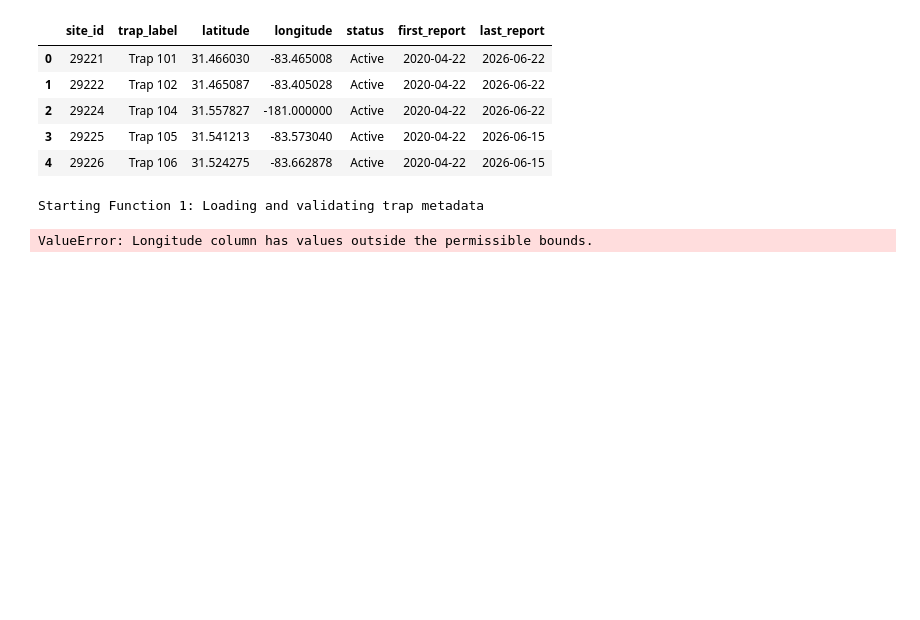
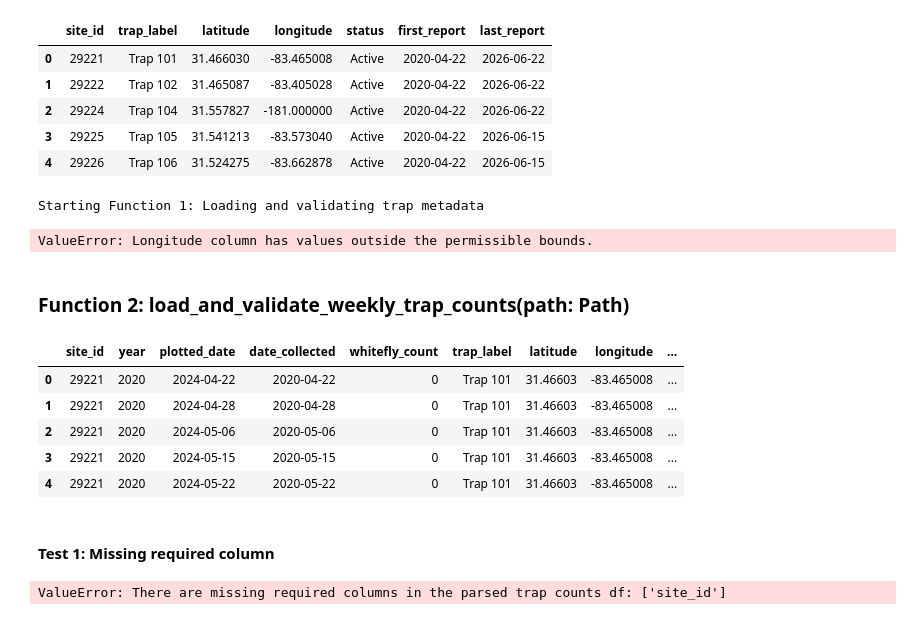
Before and after one commit to Leonidus1995/Whitefly_Risk_Intelligence, a Jupyter notebook: notebooks/02b_unit_tests_nlcd_landcover_features.ipynb, the cells around one changed output. Saved outputs shown, nothing was run; the diff lists cells and outputs as text; code cells hidden in the pictures; blank space fills up the shorter version.

Commit message:
third function written in landcover feature building script

```diff
--- a/notebooks/02b_unit_tests_nlcd_landcover_features.ipynb
+++ b/notebooks/02b_unit_tests_nlcd_landcover_features.ipynb
@@ -298,3 +299,5 @@ load_and_validate_trap_metadata(path_8)
 # %% [output]
 Starting Function 1: Loading and validating trap metadata
 ValueError: Longitude column has values outside the permissible bounds.
+# %% [markdown]
+### Function 2: load_and_validate_weekly_trap_counts(path: Path)
@@ -300,0 +502,12 @@ ValueError: Longitude column has values outside the permissible bounds.
+# %%
+df2 = pd.read_csv("data/processed/stopwhitefly_trap_weekly_counts_with_metadata.csv")
+df2.head()
+# %% [output]
+|  | site_id | year | plotted_date | date_collected | whitefly_count | trap_label | latitude | longitude | ... |
+| 0 | 29221 | 2020 | 2024-04-22 | 2020-04-22 | 0 | Trap 101 | 31.46603 | -83.465008 | ... |
+| 1 | 29221 | 2020 | 2024-04-28 | 2020-04-28 | 0 | Trap 101 | 31.46603 | -83.465008 | ... |
+| 2 | 29221 | 2020 | 2024-05-06 | 2020-05-06 | 0 | Trap 101 | 31.46603 | -83.465008 | ... |
+| 3 | 29221 | 2020 | 2024-05-15 | 2020-05-15 | 0 | Trap 101 | 31.46603 | -83.465008 | ... |
+| 4 | 29221 | 2020 | 2024-05-22 | 2020-05-22 | 0 | Trap 101 | 31.46603 | -83.465008 | ... |
+# %% [markdown]
+#### Test 1: Missing required column
@@ -300,0 +520,6 @@ ValueError: Longitude column has values outside the permissible bounds.
+# %%
+path_21 = Path("data/interim/func_2_test_1_df2.csv")
+
+load_and_validate_weekly_trap_counts(path_21)
+# %% [output]
+ValueError: There are missing required columns in the parsed trap counts df: ['site_id']
```
Also changed, not shown: parts of 33 cells of this notebook, 1 other file.
